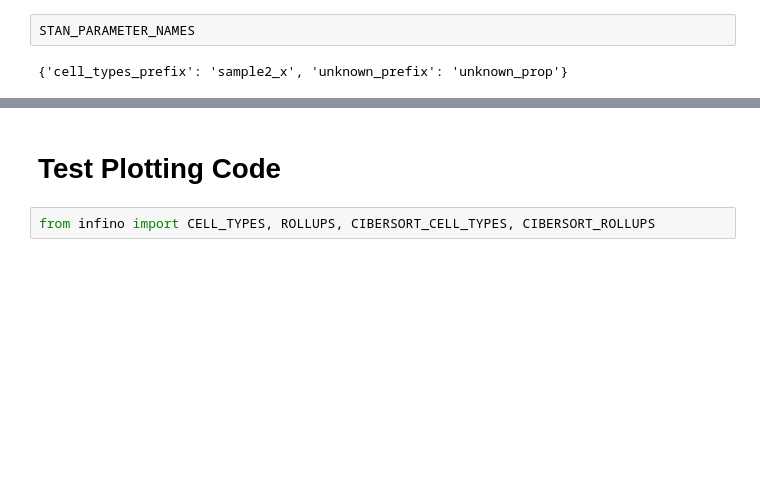
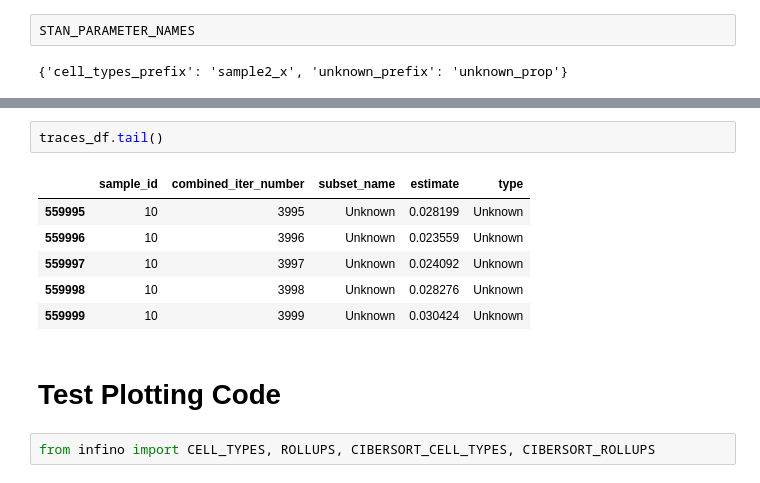
Before and after one commit to hammerlab/infino, a Jupyter notebook: notebooks/Test nb.ipynb, the cells around one changed output, grey strips where cells are left out. Drawn from its saved outputs; the diff is of its cells as text; blank space fills up the shorter version.

```diff
--- a/notebooks/Test nb.ipynb
+++ b/notebooks/Test nb.ipynb
@@ -92,3 +94,12 @@ ValueError: cannot convert float NaN to integer
+# %%
+traces_df.tail()
+# %% [output]
+|  | sample_id | combined_iter_number | subset_name | estimate | type |
+| 559995 | 10 | 3995 | Unknown | 0.028199 | Unknown |
+| 559996 | 10 | 3996 | Unknown | 0.023559 | Unknown |
+| 559997 | 10 | 3997 | Unknown | 0.024092 | Unknown |
+| 559998 | 10 | 3998 | Unknown | 0.028276 | Unknown |
+| 559999 | 10 | 3999 | Unknown | 0.030424 | Unknown |
 # %% [markdown]
 # Test Plotting Code
 # %%
```
Also changed, not shown: parts of 13 cells of this notebook, 2 other files.
